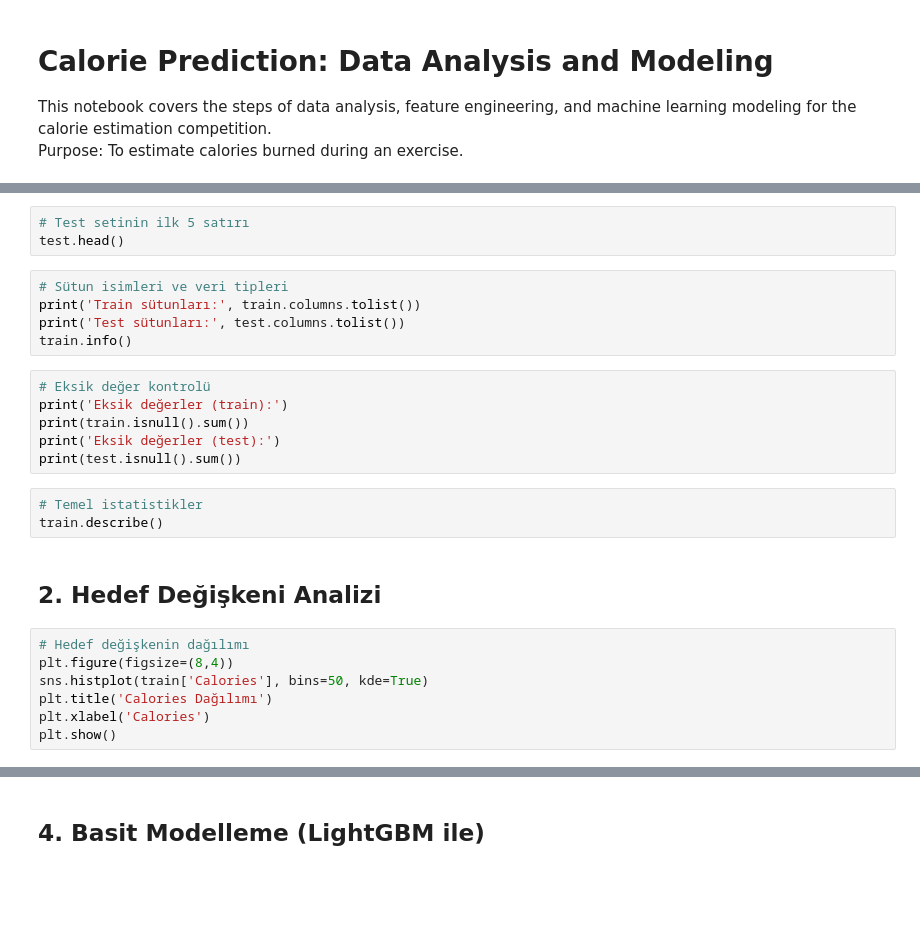
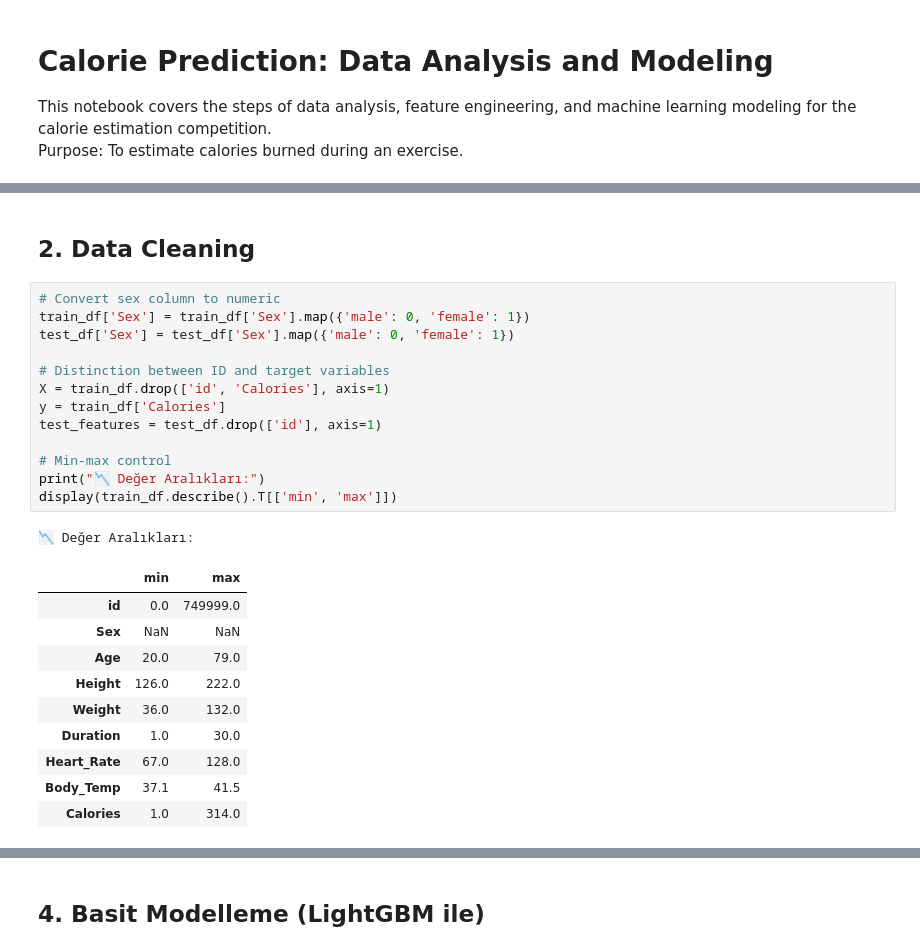
Before and after one commit to Muhammed-Mustafa-Dastan/Kaggle_Competition, a Jupyter notebook: Predict Calorie Expenditure/calorie_prediction.ipynb, the cells around one changed output, grey strips where cells are left out. Drawn from its saved outputs; the diff is of its cells as text; blank space fills up the shorter version.

```diff
--- a/Predict Calorie Expenditure/calorie_prediction.ipynb
+++ b/Predict Calorie Expenditure/calorie_prediction.ipynb
@@ -20,27 +82,28 @@ train.head()
-# %%
-# Test setinin ilk 5 satırı
-test.head()
-# %%
-# Sütun isimleri ve veri tipleri
-print('Train sütunları:', train.columns.tolist())
-print('Test sütunları:', test.columns.tolist())
-train.info()
-# %%
-# Eksik değer kontrolü
-print('Eksik değerler (train):')
-print(train.isnull().sum())
-print('Eksik değerler (test):')
-print(test.isnull().sum())
-# %%
-# Temel istatistikler
-train.describe()
 # %% [markdown]
-## 2. Hedef Değişkeni Analizi
+## 2. Data Cleaning
 # %%
-# Hedef değişkenin dağılımı
-plt.figure(figsize=(8,4))
-sns.histplot(train['Calories'], bins=50, kde=True)
-plt.title('Calories Dağılımı')
-plt.xlabel('Calories')
-plt.show()
+# Convert sex column to numeric
+train_df['Sex'] = train_df['Sex'].map({'male': 0, 'female': 1})
+test_df['Sex'] = test_df['Sex'].map({'male': 0, 'female': 1})
+
+# Distinction between ID and target variables
+X = train_df.drop(['id', 'Calories'], axis=1)
+y = train_df['Calories']
+test_features = test_df.drop(['id'], axis=1)
+
+# Min-max control
+print("📉 Değer Aralıkları:")
+display(train_df.describe().T[['min', 'max']])
+# %% [output]
+📉 Değer Aralıkları:
+|  | min | max |
+| id | 0.0 | 749999.0 |
+| Sex | NaN | NaN |
+| Age | 20.0 | 79.0 |
+| Height | 126.0 | 222.0 |
+| Weight | 36.0 | 132.0 |
+| Duration | 1.0 | 30.0 |
+| Heart_Rate | 67.0 | 128.0 |
+| Body_Temp | 37.1 | 41.5 |
+| Calories | 1.0 | 314.0 |
 # %% [markdown]
```
Also changed, not shown: parts of 5 cells of this notebook.
